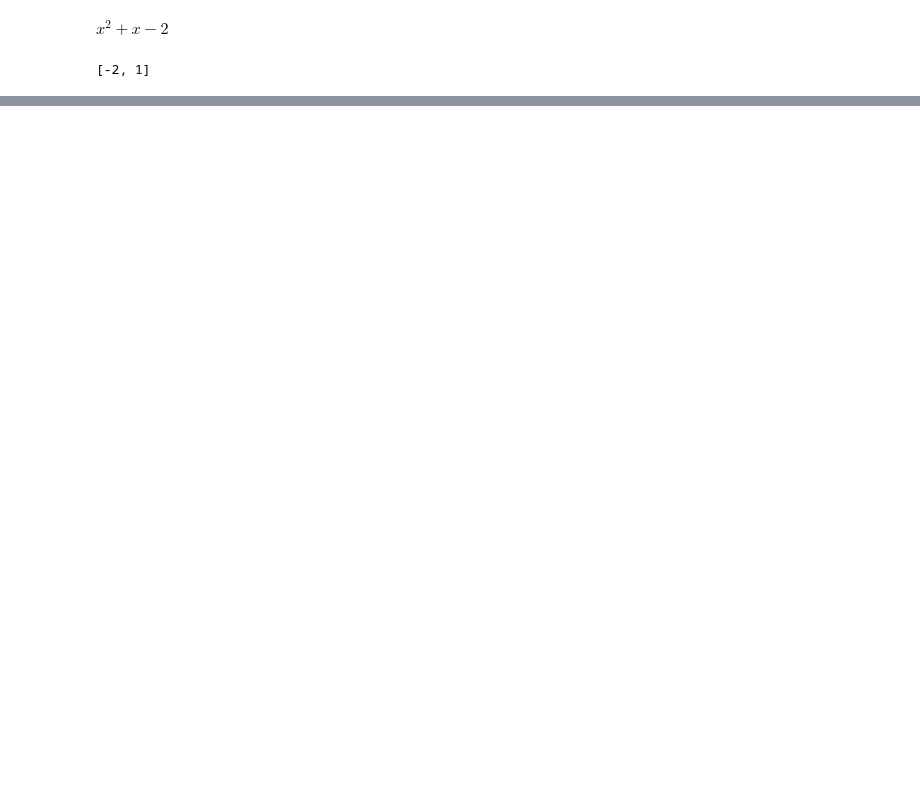
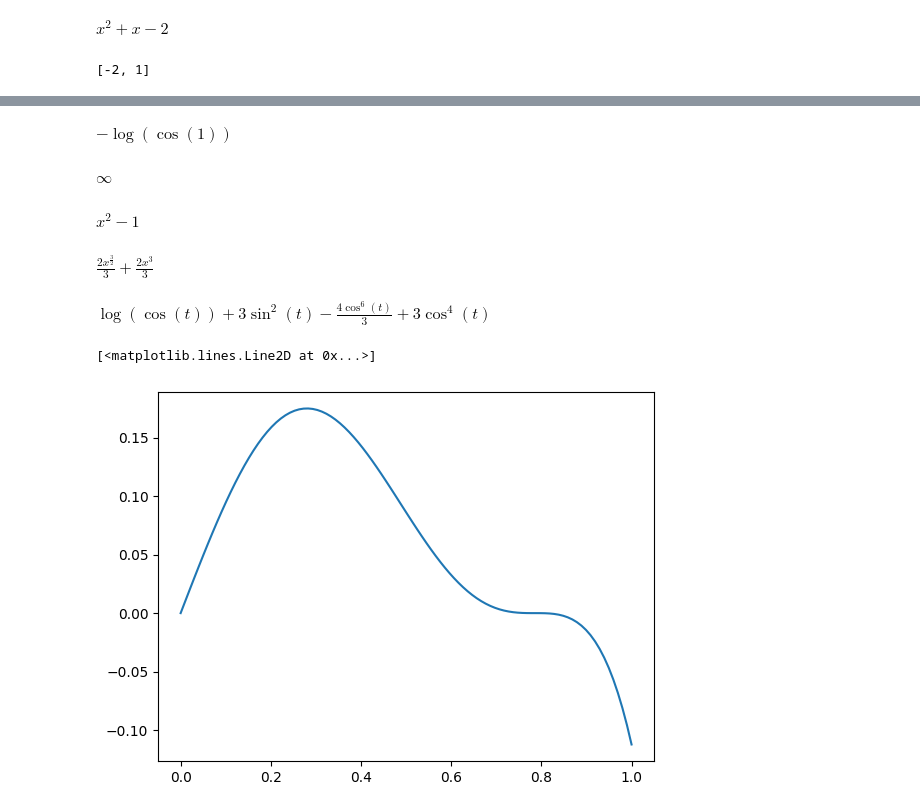
Before and after one commit to Arlan-Tengga/Project-Purcell, a Jupyter notebook: chapter_1.ipynb, the cells around one changed output, grey strips where cells are left out. Saved outputs shown, nothing was run; the diff lists cells and outputs as text; code cells hidden in the pictures; blank space fills up the shorter version.

```diff
--- a/chapter_1.ipynb
+++ b/chapter_1.ipynb
@@ -27,0 +45,4 @@ smp.solve(y)
+# %%
+j = smp.Symbol('j')
+f = (j+2)*(j-5)
+f
@@ -27,0 +58,3 @@ smp.solve(y)
+# %%
+i = smp.symbols('i')
+smp.Sum(i**2,(i,1,5)).doit()
@@ -27,0 +140,8 @@ smp.solve(y)
+# %%
+def f(i,j):
+    return smp.integrate(smp.sqrt(1-x**2),(x,i,j))
+
+def g(i,j):
+    return smp.integrate((x-1),(x,i,j))
+
+print(f"{f(0,1)} dan {g(1,2)}")
@@ -27,0 +154,32 @@ smp.solve(y)
+# %%
+smp.integrate((smp.tan(x)),(x,0,1))
+# %% [output]
+$\displaystyle - \log{\left(\cos{\left(1 \right)} \right)}$
+# %%
+smp.integrate((1/x),(x,0,3))
+# %% [output]
+$\displaystyle \infty$
+# %%
+t = smp.Symbol('t')
+smp.integrate((2*t),(t,1,x))
+# %% [output]
+$\displaystyle x^{2} - 1$
+# %%
+smp.integrate((2*t**2 + smp.sqrt(t)),(t,0,x))
+# %% [output]
+$\displaystyle \frac{2 x^{\frac{3}{2}}}{3} + \frac{2 x^{3}}{3}$
+# %%
+smp.integrate((smp.cos(2*t)**3)*smp.tan(t))
+# %% [output]
+$\displaystyle \log{\left(\cos{\left(t \right)} \right)} + 3 \sin^{2}{\left(t \right)} - \frac{4 \cos^{6}{\left(t \right)}}{3} + 3 \cos^{4}{\left(t \right)}$
+# %%
+def f(x):
+    return np.cos(2*x)**3 * np.tan(x)
+
+x = np.linspace(0,1,100)
+y = f(x)
+plt.Figure(figsize=(2,2))
+plt.plot(x,y)
+# %% [output]
+[<matplotlib.lines.Line2D at 0x...>]
+[figure, added]
```
Also changed, not shown: parts of 37 cells of this notebook, 2 other files.
